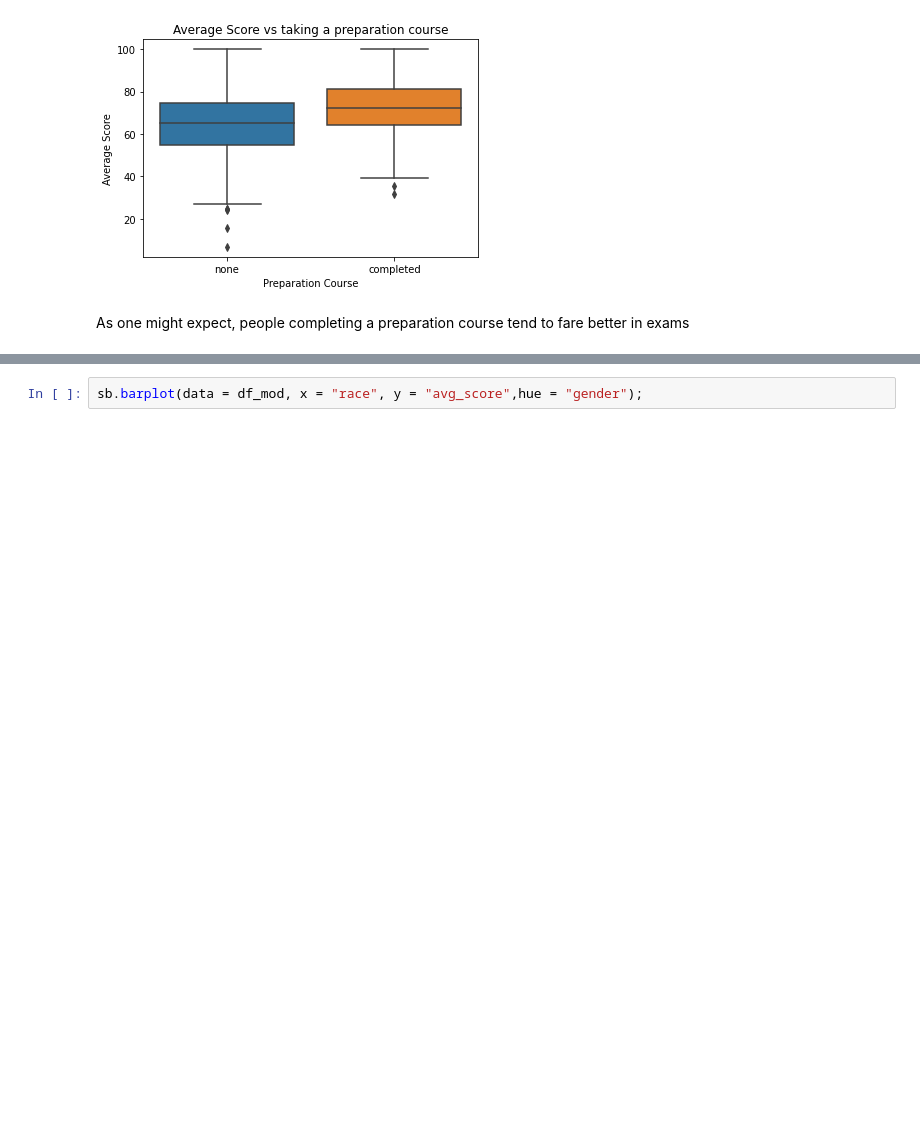
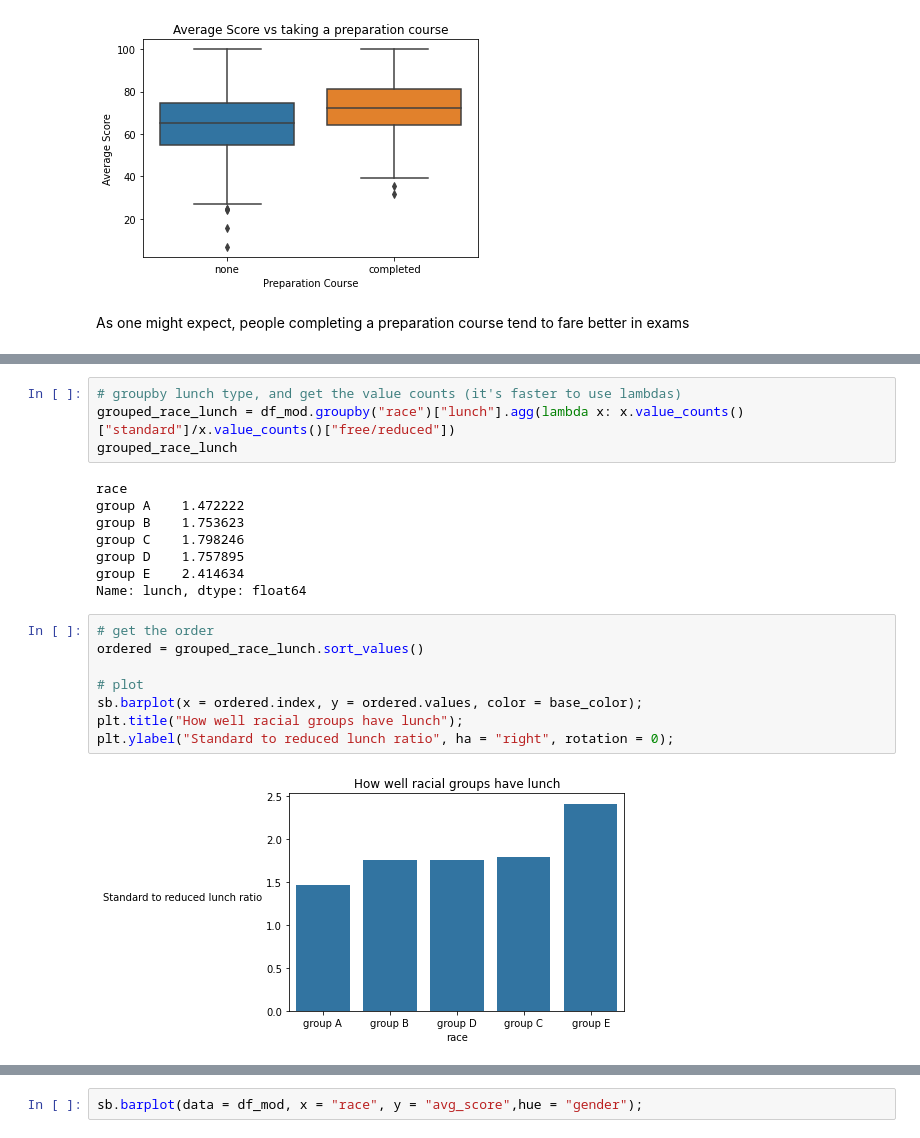
Before and after one commit to Hazem0h/project-3-Data-Viz, a Jupyter notebook: Part 1.ipynb, the cells around one changed output, grey strips where cells are left out. Saved outputs shown, nothing was run; the diff lists cells and outputs as text; blank space fills up the shorter version.

```diff
--- a/Part 1.ipynb
+++ b/Part 1.ipynb
@@ -354,0 +408,22 @@ I will try to explore further the relation betwee racial group and other element
+# %%
+# groupby lunch type, and get the value counts (it's faster to use lambdas)
+grouped_race_lunch = df_mod.groupby("race")["lunch"].agg(lambda x: x.value_counts()["standard"]/x.value_counts()["free/reduced"])
+grouped_race_lunch
+# %% [output]
+race
+group A    1.472222
+group B    1.753623
+group C    1.798246
+group D    1.757895
+group E    2.414634
+Name: lunch, dtype: float64
+# %%
+# get the order
+ordered = grouped_race_lunch.sort_values()
+
+# plot
+sb.barplot(x = ordered.index, y = ordered.values, color = base_color);
+plt.title("How well racial groups have lunch");
+plt.ylabel("Standard to reduced lunch ratio", ha = "right", rotation = 0);
+# %% [output]
+[figure, added]
```
Also changed, not shown: parts of 42 cells of this notebook.
